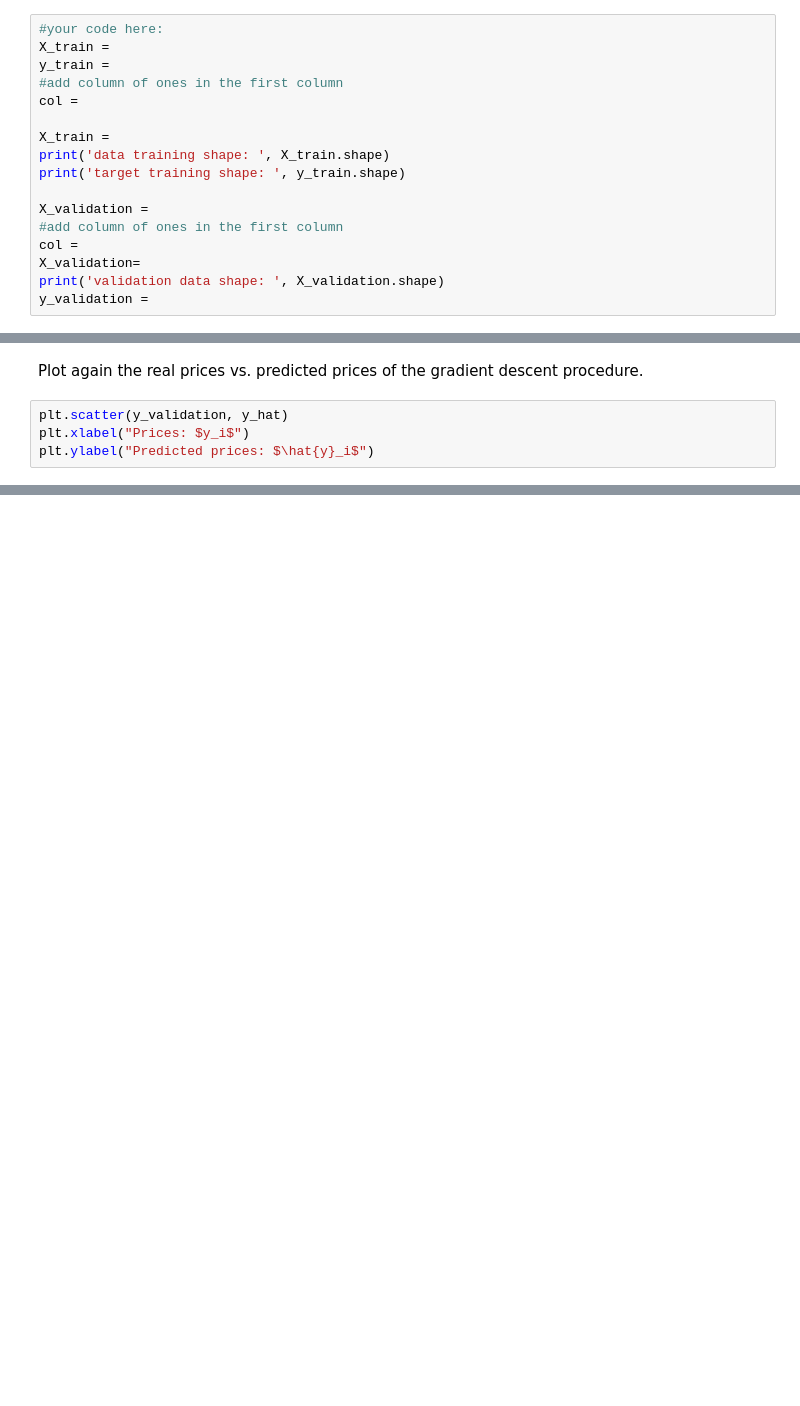
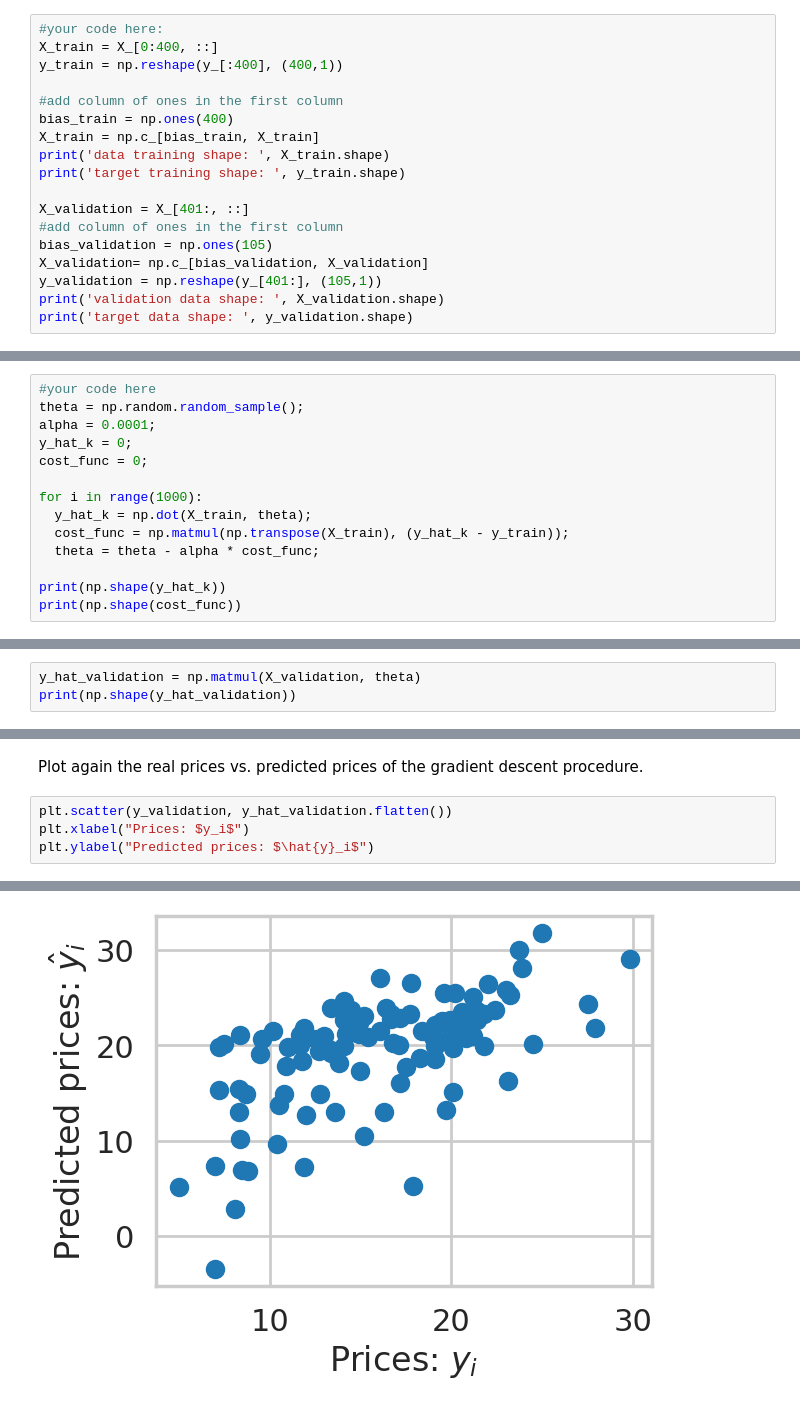
Before and after one commit to NickHaecker/Deep-Learning, a Jupyter notebook: AssignmentLinearRegression.ipynb, the cells around one changed output, grey strips where cells are left out. Cells and saved outputs as stored; diff of their text form; blank space fills up the shorter version.

```diff
--- a/AssignmentLinearRegression.ipynb
+++ b/AssignmentLinearRegression.ipynb
@@ -72,18 +81,19 @@ print(X_.shape)
 # Split the data into training: first 400 rows, and validation: rest. (10 Pts)
 # %%
 #your code here:
-X_train =
-y_train =
+X_train = X_[0:400, ::]
+y_train = np.reshape(y_[:400], (400,1))
+
 #add column of ones in the first column
-col =
-
-X_train =
+bias_train = np.ones(400)
+X_train = np.c_[bias_train, X_train]
 print('data training shape: ', X_train.shape)
 print('target training shape: ', y_train.shape)
 
-X_validation =
+X_validation = X_[401:, ::]
 #add column of ones in the first column
-col =
-X_validation=
+bias_validation = np.ones(105)
+X_validation= np.c_[bias_validation, X_validation]
+y_validation = np.reshape(y_[401:], (105,1))
 print('validation data shape: ', X_validation.shape)
-y_validation =
+print('target data shape: ', y_validation.shape)
@@ -127,0 +151,14 @@ theta =
+# %%
+#your code here
+theta = np.random.random_sample();
+alpha = 0.0001;
+y_hat_k = 0;
+cost_func = 0;
+
+for i in range(1000):
+  y_hat_k = np.dot(X_train, theta);
+  cost_func = np.matmul(np.transpose(X_train), (y_hat_k - y_train));
+  theta = theta - alpha * cost_func;
+
+print(np.shape(y_hat_k))
+print(np.shape(cost_func))
@@ -159,0 +317,3 @@ y_hat_validation =
+# %%
+y_hat_validation = np.matmul(X_validation, theta)
+print(np.shape(y_hat_validation))
@@ -160,6 +322,7 @@ y_hat_validation =
 # %% [markdown]
 Plot again the real prices vs. predicted prices of the gradient descent procedure.
 # %%
-plt.scatter(y_validation, y_hat)
+plt.scatter(y_validation, y_hat_validation.flatten())
 plt.xlabel("Prices: $y_i$")
 plt.ylabel("Predicted prices: $\hat{y}_i$")
+# %% [output]
@@ -165,0 +330 @@ plt.ylabel("Predicted prices: $\hat{y}_i$")
+[figure, added]
```
Also changed, not shown: parts of 13 cells of this notebook.
